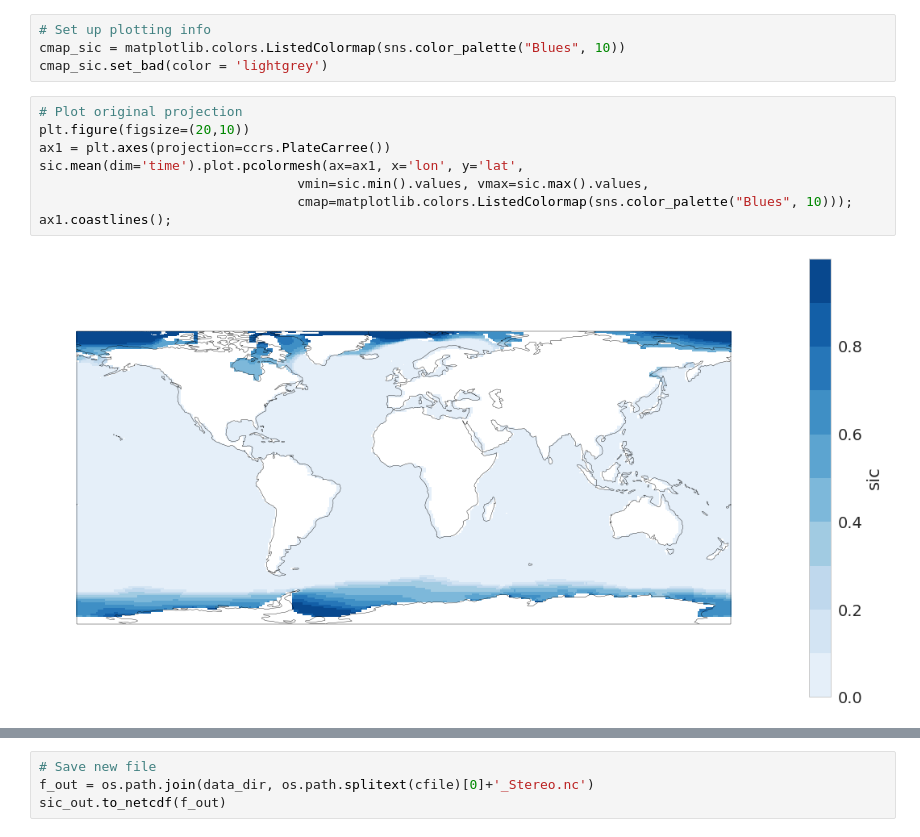
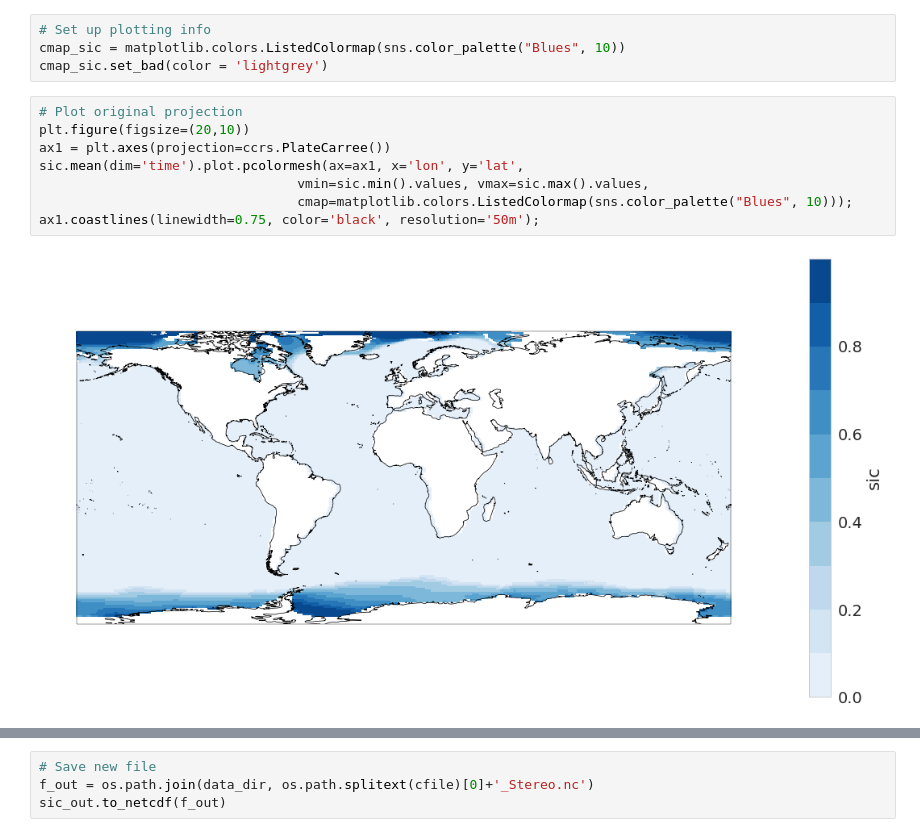
Before and after one commit to NicWayand/ESIO, a Jupyter notebook: Regrid_GFDL.ipynb, the cells around one changed output, grey strips where cells are left out. Cells and saved outputs as stored; diff of their text form.

```diff
--- a/Regrid_GFDL.ipynb
+++ b/Regrid_GFDL.ipynb
@@ -67,13 +67,13 @@ cmap_sic.set_bad(color = 'lightgrey')
 # %%
 # Plot original projection
 plt.figure(figsize=(20,10))
 ax1 = plt.axes(projection=ccrs.PlateCarree())
 sic.mean(dim='time').plot.pcolormesh(ax=ax1, x='lon', y='lat',
                                  vmin=sic.min().values, vmax=sic.max().values,
                                  cmap=matplotlib.colors.ListedColormap(sns.color_palette("Blues", 10)));
-ax1.coastlines();
+ax1.coastlines(linewidth=0.75, color='black', resolution='50m');
 # %% [output]
-[figure, old version]
+[figure, new version]
 # %%
 # Plot SIC on target projection
 plt.figure(figsize=(10,8));
```
Also changed, not shown: parts of 1 cell of this notebook.
